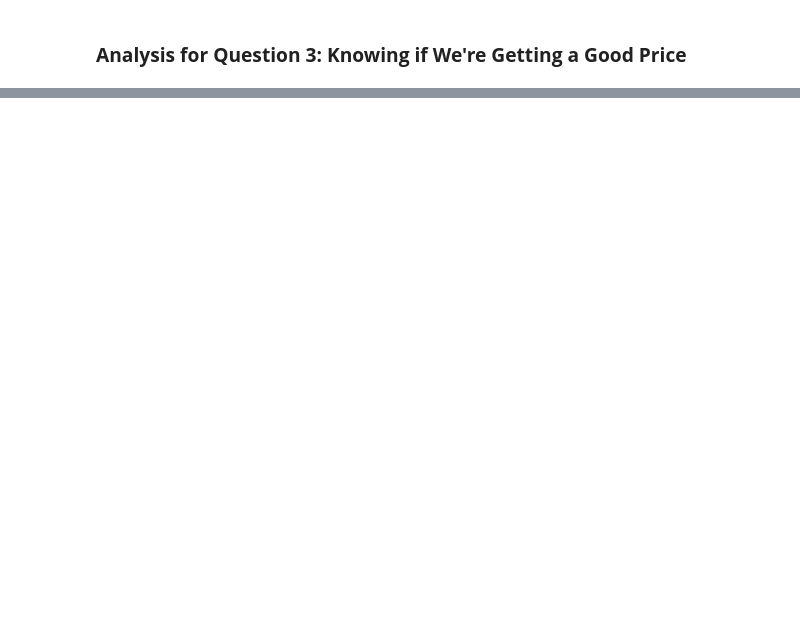
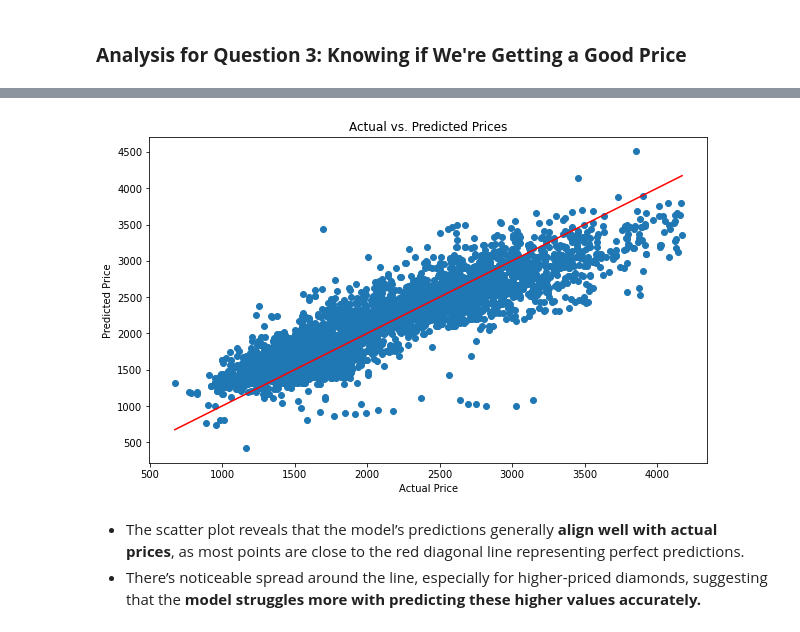
Before and after one commit to manjuq/DiamondValueAnalysis, a Jupyter notebook: analyze_diamond_data.ipynb, the cells around one changed output, grey strips where cells are left out. Saved outputs shown, nothing was run; the diff lists cells and outputs as text; code cells hidden in the pictures; blank space fills up the shorter version.

```diff
--- a/analyze_diamond_data.ipynb
+++ b/analyze_diamond_data.ipynb
@@ -434,0 +479,19 @@ R-squared: 0.7254238235095113
+# %%
+# Generate polynomial and interaction features from the original dataset
+poly = PolynomialFeatures(degree=2, interaction_only=True, include_bias=False)
+x_poly = poly.fit_transform(x)
+
+xtrain_poly, xtest_poly, ytrain_poly, ytest_poly = train_test_split(x_poly, y, test_size=0.2, random_state=42)
+
+# Train a linear regression model using the polynomial features
+model_poly = LinearRegression()
+model_poly.fit(xtrain_poly, ytrain_poly)
+
+# Predict the target values for the test set
+ypred_poly = model_poly.predict(xtest_poly)
+
+mse_poly = mean_squared_error(ytest_poly, ypred_poly)
+r2_poly = r2_score(ytest_poly, ypred_poly)
+
+print(f"Mean Squared Error (Interaction Model with PolyFeatures): {mse_poly}")
+print(f"R-squared (Interaction Model with PolyFeatures): {r2_poly}")
@@ -436,0 +575,22 @@ R-squared: 0.7254238235095113
+# %%
+# Final Model Selection
+# Assuming the interaction model with polynomial features performs the best
+final_model = model_poly
+
+# Comparing actual vs. predicted values
+plt.figure(figsize=(10, 6))
+plt.scatter(ytest_poly, ypred_poly)
+plt.plot([min(ytest_poly), max(ytest_poly)], [min(ytest_poly), max(ytest_poly)], color='red')  # Diagonal line
+plt.title('Actual vs. Predicted Prices')
+plt.xlabel('Actual Price')
+plt.ylabel('Predicted Price')
+plt.show()
+
+# This part can be used to identify potential 'good deals' (underpriced diamonds)
+residuals = ytest_poly - ypred_poly
+underpriced = xtest_poly[residuals > 500]  # Adjust threshold based on your findings
+# %% [output]
+[figure, added]
+# %% [markdown]
+- The scatter plot reveals that the model’s predictions generally **align well with actual prices**, as most points are close to the red diagonal line representing perfect predictions.
+- There’s noticeable spread around the line, especially for higher-priced diamonds, suggesting that the **model struggles more with predicting these higher values accurately.**
```
Also changed, not shown: parts of 25 cells of this notebook.
